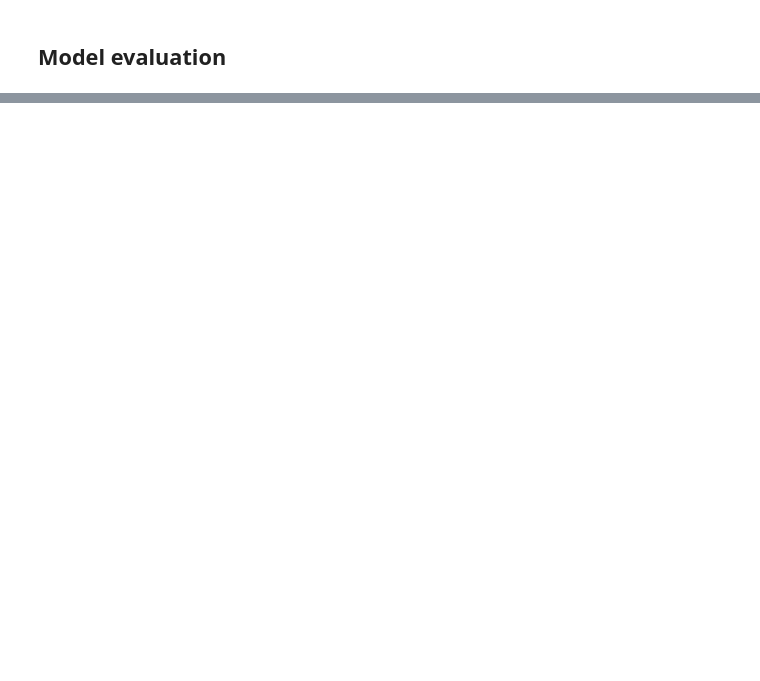
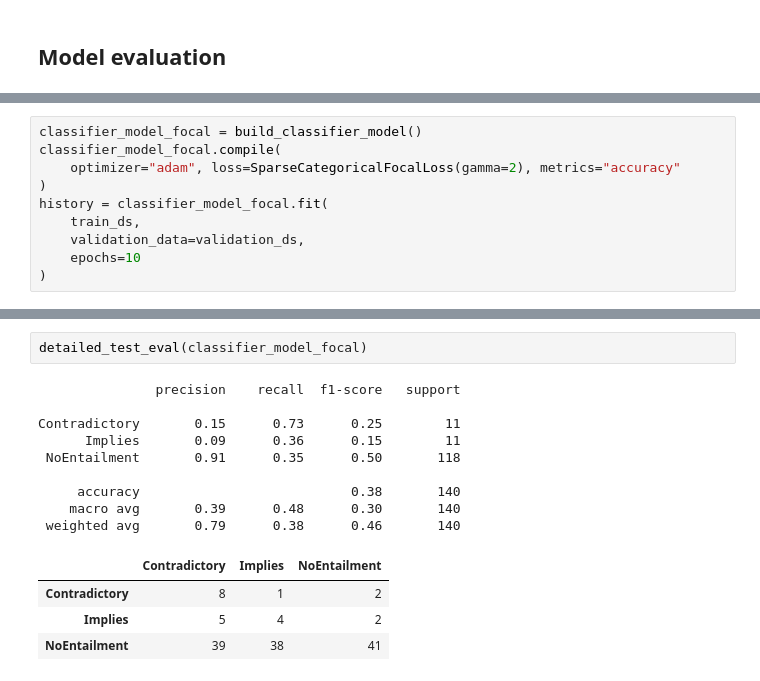
Before and after one commit to sayakpaul/Multimodal-Entailment-Baseline, a Jupyter notebook: text_entailment.ipynb, the cells around one changed output, grey strips where cells are left out. Drawn from its saved outputs; the diff is of its cells as text; blank space fills up the shorter version.

```diff
--- a/text_entailment.ipynb
+++ b/text_entailment.ipynb
@@ -187,0 +299,10 @@ Accuracy on the test set: 82.86%.
+# %%
+classifier_model_focal = build_classifier_model()
+classifier_model_focal.compile(
+    optimizer="adam", loss=SparseCategoricalFocalLoss(gamma=2), metrics="accuracy"
+)
+history = classifier_model_focal.fit(
+    train_ds,
+    validation_data=validation_ds,
+    epochs=10
+)
@@ -187,0 +336,16 @@ Accuracy on the test set: 82.86%.
+# %%
+detailed_test_eval(classifier_model_focal)
+# %% [output]
+               precision    recall  f1-score   support
+
+Contradictory       0.15      0.73      0.25        11
+      Implies       0.09      0.36      0.15        11
+ NoEntailment       0.91      0.35      0.50       118
+
+     accuracy                           0.38       140
+    macro avg       0.39      0.48      0.30       140
+ weighted avg       0.79      0.38      0.46       140
+|  | Contradictory | Implies | NoEntailment |
+| Contradictory | 8 | 1 | 2 |
+| Implies | 5 | 4 | 2 |
+| NoEntailment | 39 | 38 | 41 |
```
Also changed, not shown: parts of 20 cells of this notebook.
